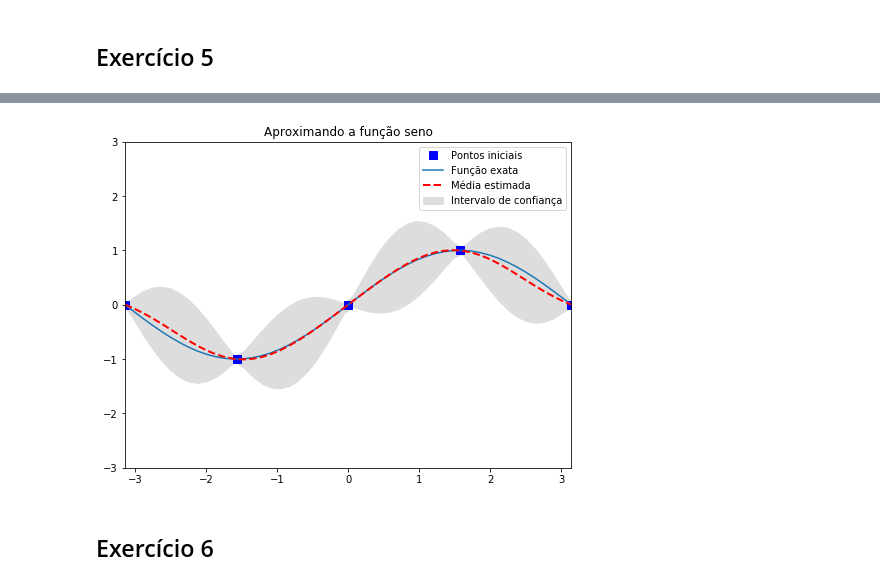
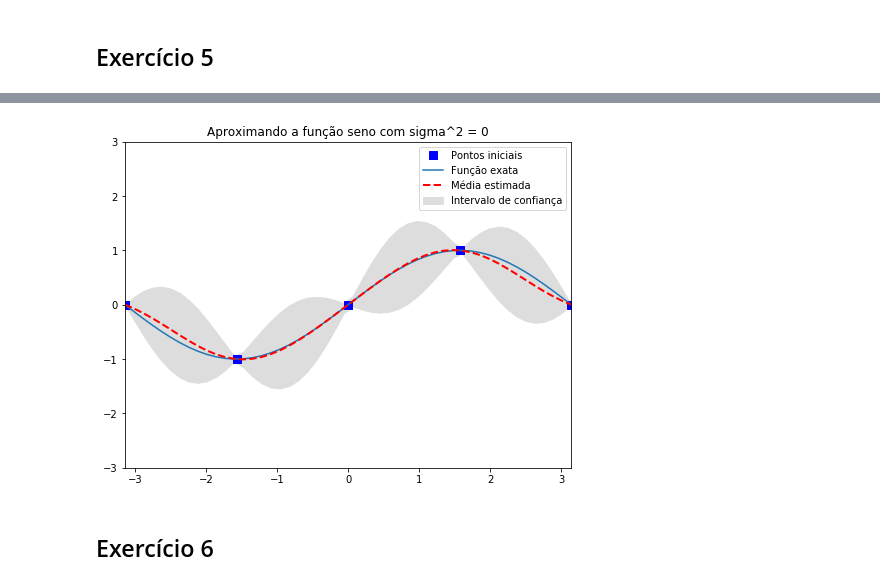
Before and after one commit to mpopst/TrabalhoPE, a Jupyter notebook: Relatório.ipynb, the cells around one changed output, grey strips where cells are left out. Saved outputs shown, nothing was run; the diff lists cells and outputs as text; code cells hidden in the pictures.

Commit message:
fix exercicio2 and finish relatorio for exercicio5

```diff
--- a/Relatório.ipynb
+++ b/Relatório.ipynb
@@ -157,15 +178,25 @@ stdv = np.sqrt(np.diag(cov))
+# %%
+sigma2 = 0
+# %%
+X = np.linspace(-np.pi, np.pi, n)
+Y = np.sin(X)+np.random.normal(loc = 0, scale = sigma2, size = n)
+Xn = np.linspace(-np.pi, np.pi, m)
+# %%
+mu, cov = exercicio5(X, Xn, Y, sigma2);
+# %%
+stdv = np.sqrt(np.diag(cov))
 # %%
 pl.figure(figsize=(8,6))
 pl.plot(X, Y, 'bs', ms=8, label="Pontos iniciais")
 pl.plot(Xn, np.sin(Xn), label="Função exata")
 pl.gca().fill_between(Xn, mu-2*stdv, mu+2*stdv, color="#dddddd", label="Intervalo de confiança")
 pl.plot(Xn, mu, 'r--', lw=2, label="Média estimada")
 pl.axis([-np.pi, np.pi, -3, 3])
-pl.title('Aproximando a função seno')
+pl.title('Aproximando a função seno com sigma^2 = 0')
 pl.legend()
 pl.show()
 # %% [output]
-[figure, old version]
+[figure, new version]
 # %% [markdown]
 ## Exercício 6
 # %%
```
Also changed, not shown: parts of 9 cells of this notebook, 1 other file.
